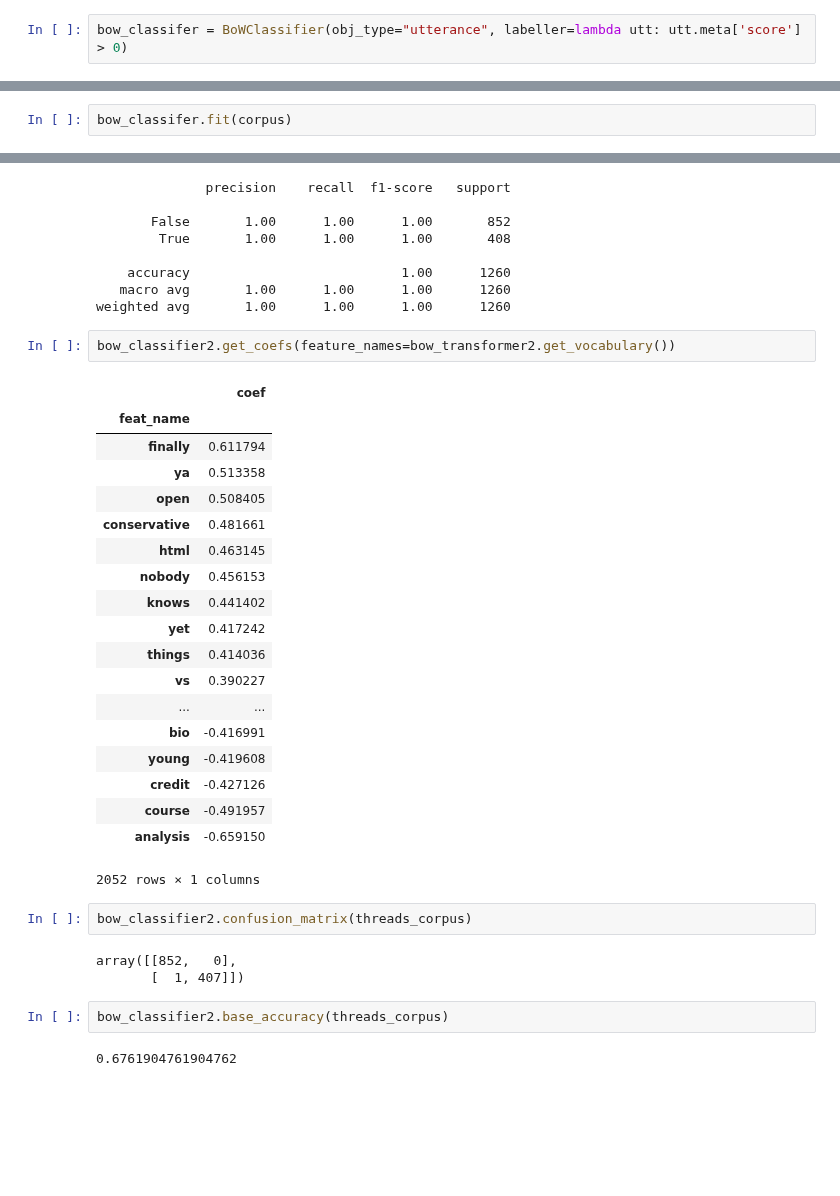
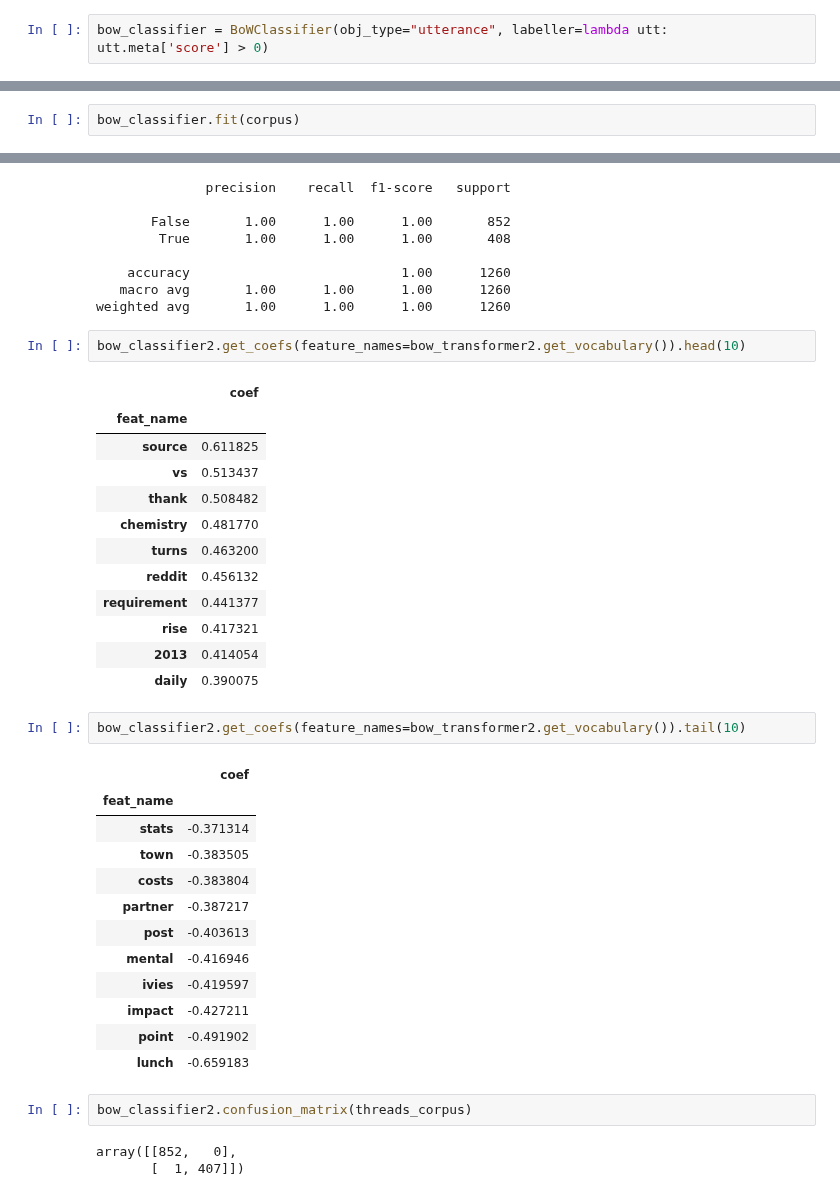
Before and after one commit to seanzhangkx8/ConvoKit, a Jupyter notebook: convokit/classifier/demo/bow_demo.ipynb, the cells around one changed output, grey strips where cells are left out. Drawn from its saved outputs; the diff is of its cells as text; blank space fills up the shorter version.

```diff
--- a/convokit/classifier/demo/bow_demo.ipynb
+++ b/convokit/classifier/demo/bow_demo.ipynb
@@ -35,9 +35,9 @@ print(next(corpus.iter_utterances()))
 Utterance('id': 'nyx4d', 'root': nyx4d, 'reply-to': None, 'user': User('id': reddmau5, 'meta': {'num_posts': 3, 'num_comments': 5}), 'timestamp': 1325452698, 'text': "I was just reading about the Prin ...
         with 42 stored elements in Compressed Sparse Row format>})
 # %%
-bow_classifer = BoWClassifier(obj_type="utterance", labeller=lambda utt: utt.meta['score'] > 0)
+bow_classifier = BoWClassifier(obj_type="utterance", labeller=lambda utt: utt.meta['score'] > 0)
 # %% [output]
 Initializing default classification model (standard scaled logistic regression)
 # %%
-bow_classifer.fit(corpus)
+bow_classifier.fit(corpus)
 # %%
@@ -222,33 +218,37 @@ print(bow_classifier2.classification_report(threads_corpus))
    macro avg       1.00      1.00      1.00      1260
 weighted avg       1.00      1.00      1.00      1260
 # %%
-bow_classifier2.get_coefs(feature_names=bow_transformer2.get_vocabulary())
+bow_classifier2.get_coefs(feature_names=bow_transformer2.get_vocabulary()).head(10)
 # %% [output]
 |  | coef |
 | feat_name |  |
-| finally | 0.611794 |
-| ya | 0.513358 |
-| open | 0.508405 |
-| conservative | 0.481661 |
-| html | 0.463145 |
-| nobody | 0.456153 |
-| knows | 0.441402 |
-| yet | 0.417242 |
-| things | 0.414036 |
-| vs | 0.390227 |
-| ... | ... |
-| bio | -0.416991 |
-| young | -0.419608 |
-| credit | -0.427126 |
-| course | -0.491957 |
-| analysis | -0.659150 |
+| source | 0.611825 |
+| vs | 0.513437 |
+| thank | 0.508482 |
+| chemistry | 0.481770 |
+| turns | 0.463200 |
+| reddit | 0.456132 |
+| requirement | 0.441377 |
+| rise | 0.417321 |
+| 2013 | 0.414054 |
+| daily | 0.390075 |
-2052 rows × 1 columns
+# %%
+bow_classifier2.get_coefs(feature_names=bow_transformer2.get_vocabulary()).tail(10)
+# %% [output]
+|  | coef |
+| feat_name |  |
+| stats | -0.371314 |
+| town | -0.383505 |
+| costs | -0.383804 |
+| partner | -0.387217 |
+| post | -0.403613 |
+| mental | -0.416946 |
+| ivies | -0.419597 |
+| impact | -0.427211 |
+| point | -0.491902 |
+| lunch | -0.659183 |
 # %%
 bow_classifier2.confusion_matrix(threads_corpus)
 # %% [output]
 array([[852,   0],
        [  1, 407]])
-# %%
-bow_classifier2.base_accuracy(threads_corpus)
-# %% [output]
-0.6761904761904762
```
Also changed, not shown: parts of 31 cells of this notebook.
